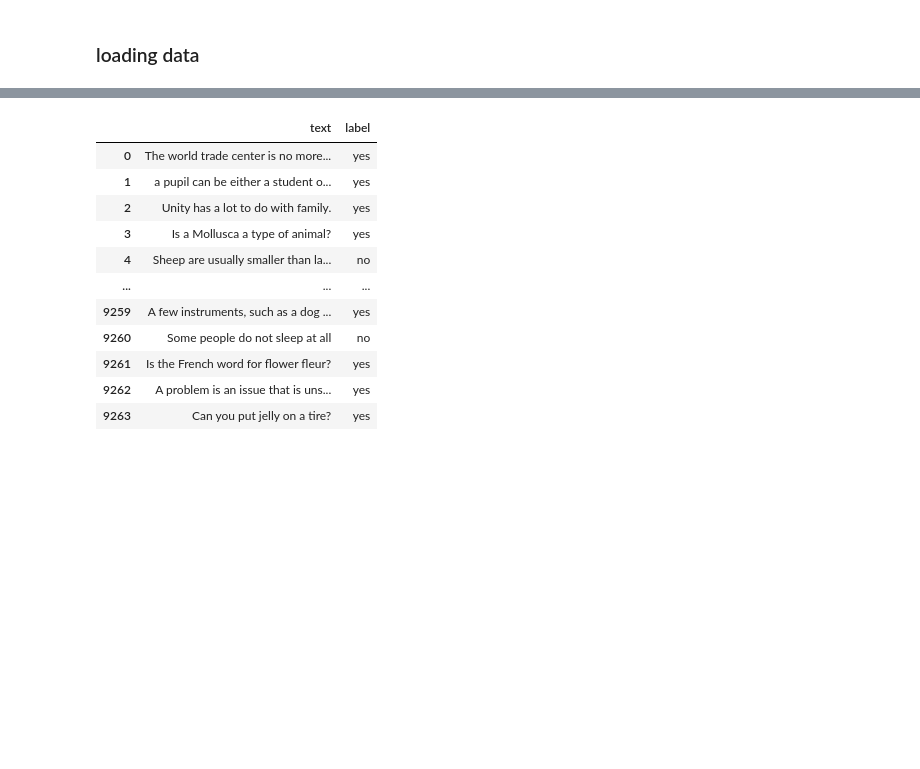
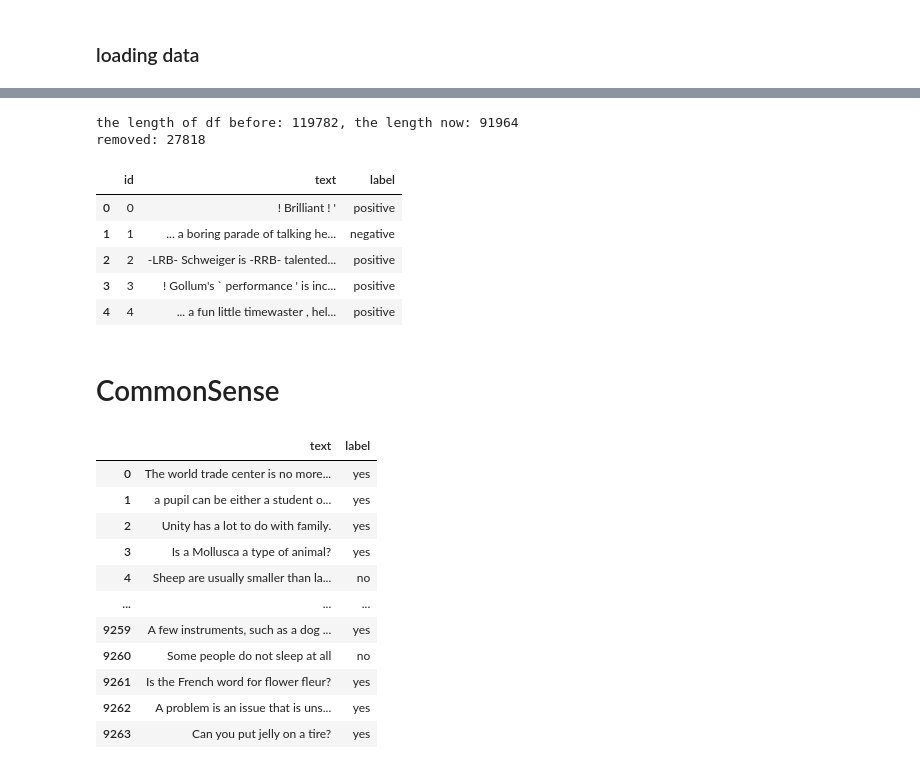
Before and after one commit to fridanl/thesis-mas, a Jupyter notebook: src/eda.ipynb, the cells around one changed output, grey strips where cells are left out. Drawn from its saved outputs; the diff is of its cells as text; code cells hidden in the pictures; blank space fills up the shorter version.

Commit message:
cleaned sentiment

```diff
--- a/src/eda.ipynb
+++ b/src/eda.ipynb
@@ -42,0 +58,4 @@ text.drop(columns="id") # drop the id
+# %%
+print(f'extected length of data: {len(train) + len(test) + len(val)}')
+data = pd.concat([train, val, test])
+print(f'actual length of data: {len(data)}')
@@ -42,0 +67,17 @@ text.drop(columns="id") # drop the id
+# %%
+import re
+def clean_filter(df):
+    if re.fullmatch(r"\W+", df): # remove pure special characters like "("
+        return False
+
+    if re.fullmatch(r"\d+", df): # removes pure numbers
+        return False
+
+    return True
+
+
+mask = data["text"].apply(clean_filter)
+clean_data = data[mask]          # kept rows
+removed_text = data[~mask]       # removed rows
+
+print(f'number of removed rows are {len(removed_text)}')
@@ -42,0 +133,18 @@ text.drop(columns="id") # drop the id
+# %%
+
+
+df = remove_semi_duplicates(clean_data)
+print(f'the length of df before: {len(clean_data)}, the length now: {len(df)}')
+print(f'removed: {len(clean_data)-len(df)}')
+df["id"] = df.index # reset the id (that we dropped before)
+df = df[["id", "text", "label"]] # rearrange the columns
+df.head()
+# %% [output]
+the length of df before: 119782, the length now: 91964
+removed: 27818
+|  | id | text | label |
+| 0 | 0 | ! Brilliant ! ' | positive |
+| 1 | 1 | ... a boring parade of talking he... | negative |
+| 2 | 2 | -LRB- Schweiger is -RRB- talented... | positive |
+| 3 | 3 | ! Gollum's ` performance ' is inc... | positive |
+| 4 | 4 | ... a fun little timewaster , hel... | positive |
@@ -43,3 +153,5 @@ text.drop(columns="id") # drop the id
+# %% [markdown]
+# CommonSense
 # %%
 # loading the common sense data (parquet)
 cs = pd.read_parquet("../data/commonsense/archive/train-00000-of-00001.parquet")
```
Also changed, not shown: parts of 15 cells of this notebook, 1 other file.
